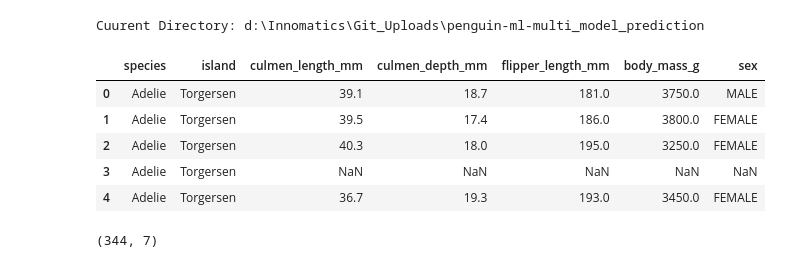
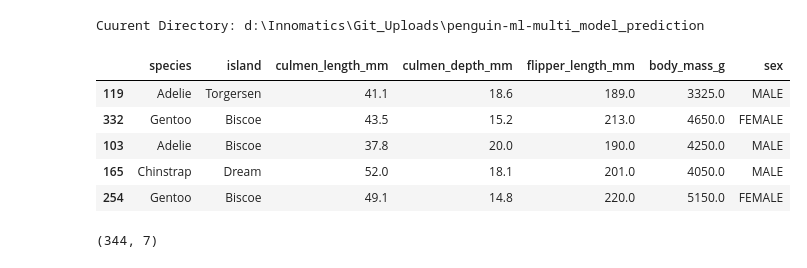
Before and after one commit to ShenbagaArunK/penguin-ml-multi_model_prediction, a Jupyter notebook: sciripts/penguin-ml-eda.ipynb, the cells around one changed output. Drawn from its saved outputs; the diff is of its cells as text; code cells hidden in the pictures.

```diff
--- a/sciripts/penguin-ml-eda.ipynb
+++ b/sciripts/penguin-ml-eda.ipynb
@@ -20,14 +20,14 @@ print("Cuurent Directory:",os.getcwd())
 Cuurent Directory: d:\Innomatics\Git_Uploads\penguin-ml-multi_model_prediction
 # %%
 df = pd.read_csv("data/penguins_size.csv")
-df.head()
+df.sample(5)
 # %% [output]
 |  | species | island | culmen_length_mm | culmen_depth_mm | flipper_length_mm | body_mass_g | sex |
-| 0 | Adelie | Torgersen | 39.1 | 18.7 | 181.0 | 3750.0 | MALE |
-| 1 | Adelie | Torgersen | 39.5 | 17.4 | 186.0 | 3800.0 | FEMALE |
-| 2 | Adelie | Torgersen | 40.3 | 18.0 | 195.0 | 3250.0 | FEMALE |
-| 3 | Adelie | Torgersen | NaN | NaN | NaN | NaN | NaN |
-| 4 | Adelie | Torgersen | 36.7 | 19.3 | 193.0 | 3450.0 | FEMALE |
+| 119 | Adelie | Torgersen | 41.1 | 18.6 | 189.0 | 3325.0 | MALE |
+| 332 | Gentoo | Biscoe | 43.5 | 15.2 | 213.0 | 4650.0 | FEMALE |
+| 103 | Adelie | Biscoe | 37.8 | 20.0 | 190.0 | 4250.0 | MALE |
+| 165 | Chinstrap | Dream | 52.0 | 18.1 | 201.0 | 4050.0 | MALE |
+| 254 | Gentoo | Biscoe | 49.1 | 14.8 | 220.0 | 5150.0 | FEMALE |
 # %%
 df.shape
 # %% [output]
```
Also changed, not shown: parts of 7 cells of this notebook.
